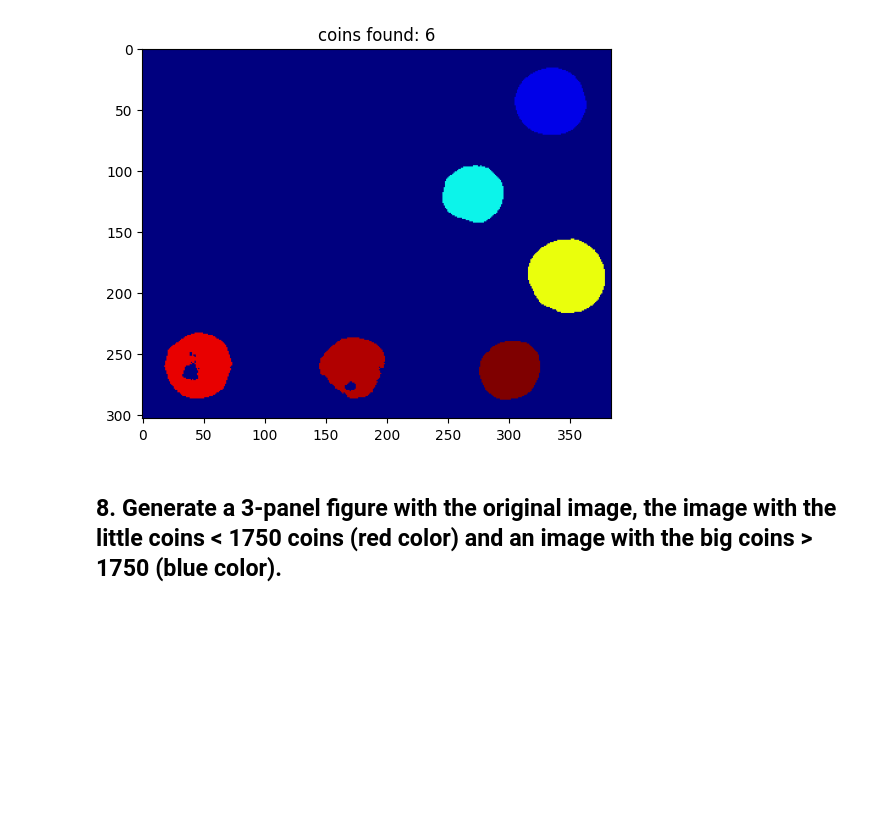
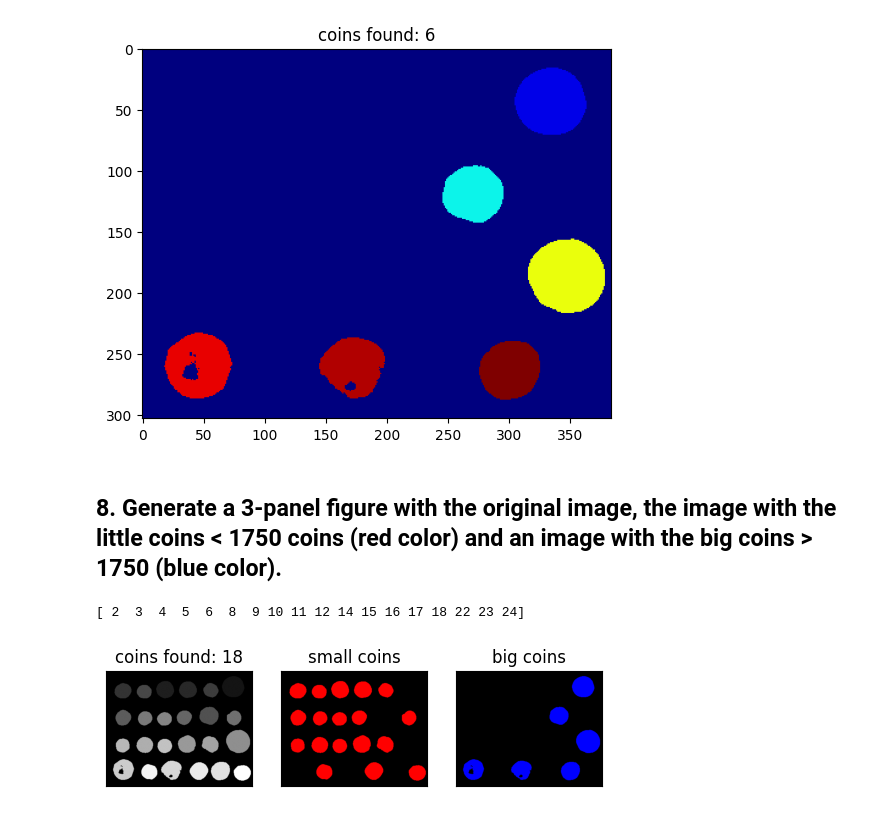
Before and after one commit to PacoElizondo/ComputerVisionUPT, a Jupyter notebook: Exam.ipynb, the cells around one changed output. Drawn from its saved outputs; the diff is of its cells as text; code cells hidden in the pictures; blank space fills up the shorter version.

```diff
--- a/Exam.ipynb
+++ b/Exam.ipynb
@@ -172,0 +171,33 @@ plt
+# %%
+from skimage import color
+n_small_coins = np.array( ((df_features.area <= 1750 )))
+indices = np.where(n_small_coins)[0]
+print(indices)
+
+valid_small_coins = df_features['label'][n_small_coins].to_numpy()
+small_mask = (true_coins == valid_small_coins[0])
+for i in valid_small_coins:
+  small_mask |= (true_coins == i)
+small_coins = true_coins * small_mask
+
+shape = true_coins.shape
+small_rgb = np.zeros((*shape, 3), dtype=np.uint8)
+big_rgb = np.zeros((*shape, 3), dtype=np.uint8)
+
+small_rgb[small_mask] = [255, 0, 0]
+big_rgb[big_mask] = [0, 0, 255]
+
+fig = plt.figure()
+plt.subplot(1, 3, 1), plt.xticks([]), plt.yticks([])
+plt.imshow(true_coins, cmap='grey')
+plt.title('coins found: ' + str(indices.size))
+plt.subplot(1, 3, 2), plt.xticks([]), plt.yticks([])
+plt.imshow(small_rgb)
+plt.title('small coins')
+plt.subplot(1, 3, 3), plt.xticks([]), plt.yticks([])
+plt.imshow(big_rgb)
+plt.title('big coins')
+plt.show()
+# %% [output]
+[ 2  3  4  5  6  8  9 10 11 12 14 15 16 17 18 22 23 24]
+[figure, added]
```
Also changed, not shown: parts of 1 cell of this notebook.
